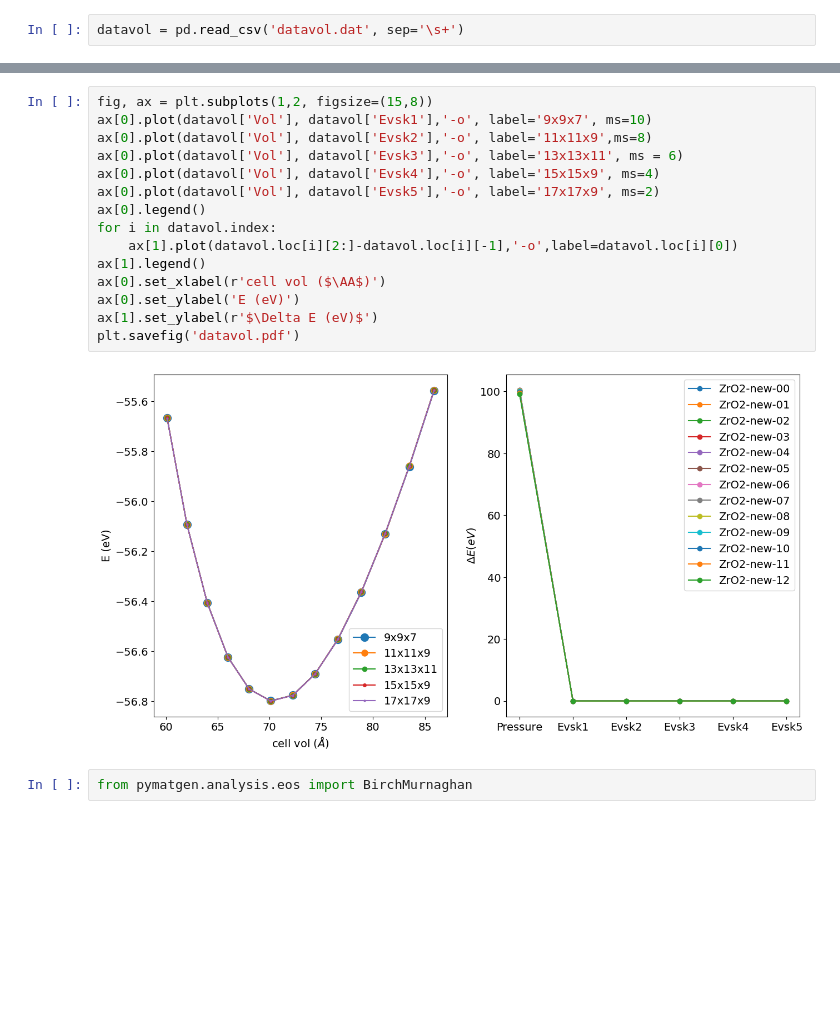
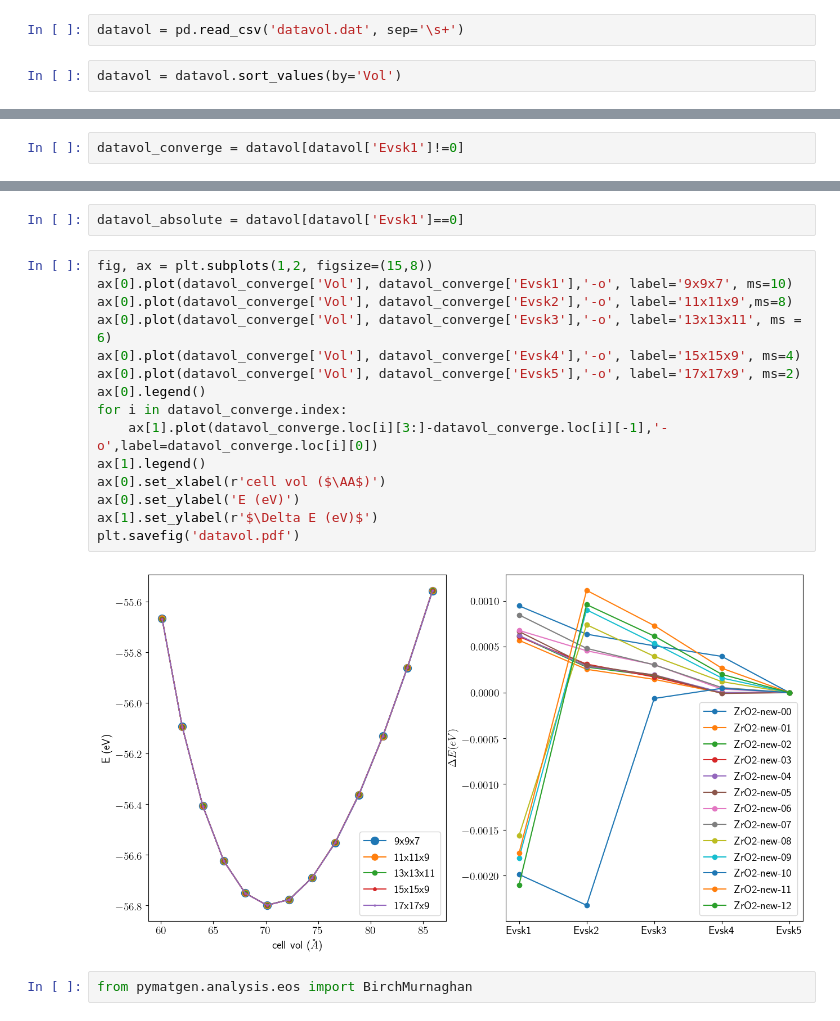
Before and after one commit to mdforti/ZrO2-Notebooks, a Jupyter notebook: ZrO2_Mass_Vs_Vol-Copy1.ipynb, the cells around one changed output, grey strips where cells are left out. Saved outputs shown, nothing was run; the diff lists cells and outputs as text; blank space fills up the shorter version.

Commit message:
better datavol with all the new info

```diff
--- a/ZrO2_Mass_Vs_Vol-Copy1.ipynb
+++ b/ZrO2_Mass_Vs_Vol-Copy1.ipynb
@@ -37,5 +21,7 @@ ZrO2-new-12 85.90 -20.077  -.55558600E+02 -.55555534E+02 -.55555878E+02 -.555562
 # %%
 datavol = pd.read_csv('datavol.dat', sep='\s+')
+# %%
+datavol = datavol.sort_values(by='Vol')
 # %%
 datavol
 # %% [output]
@@ -55,0 +45,2 @@ datavol
+# %%
+datavol_converge = datavol[datavol['Evsk1']!=0]
@@ -56,20 +64,22 @@ datavol
+# %%
+datavol_absolute = datavol[datavol['Evsk1']==0]
 # %%
 fig, ax = plt.subplots(1,2, figsize=(15,8))
-ax[0].plot(datavol['Vol'], datavol['Evsk1'],'-o', label='9x9x7', ms=10)
-ax[0].plot(datavol['Vol'], datavol['Evsk2'],'-o', label='11x11x9',ms=8)
-ax[0].plot(datavol['Vol'], datavol['Evsk3'],'-o', label='13x13x11', ms = 6)
-ax[0].plot(datavol['Vol'], datavol['Evsk4'],'-o', label='15x15x9', ms=4)
-ax[0].plot(datavol['Vol'], datavol['Evsk5'],'-o', label='17x17x9', ms=2)
+ax[0].plot(datavol_converge['Vol'], datavol_converge['Evsk1'],'-o', label='9x9x7', ms=10)
+ax[0].plot(datavol_converge['Vol'], datavol_converge['Evsk2'],'-o', label='11x11x9',ms=8)
+ax[0].plot(datavol_converge['Vol'], datavol_converge['Evsk3'],'-o', label='13x13x11', ms = 6)
+ax[0].plot(datavol_converge['Vol'], datavol_converge['Evsk4'],'-o', label='15x15x9', ms=4)
+ax[0].plot(datavol_converge['Vol'], datavol_converge['Evsk5'],'-o', label='17x17x9', ms=2)
 ax[0].legend()
-for i in datavol.index:
-    ax[1].plot(datavol.loc[i][2:]-datavol.loc[i][-1],'-o',label=datavol.loc[i][0])
+for i in datavol_converge.index:
+    ax[1].plot(datavol_converge.loc[i][3:]-datavol_converge.loc[i][-1],'-o',label=datavol_converge.loc[i][0])
 ax[1].legend()
 ax[0].set_xlabel(r'cell vol ($\AA$)')
 ax[0].set_ylabel('E (eV)')
 ax[1].set_ylabel(r'$\Delta E (eV)$')
 plt.savefig('datavol.pdf')
 # %% [output]
-[figure, old version]
+[figure, new version]
 # %%
 from pymatgen.analysis.eos import BirchMurnaghan
 # %%
```
Also changed, not shown: parts of 7 cells of this notebook, 2 other files.
